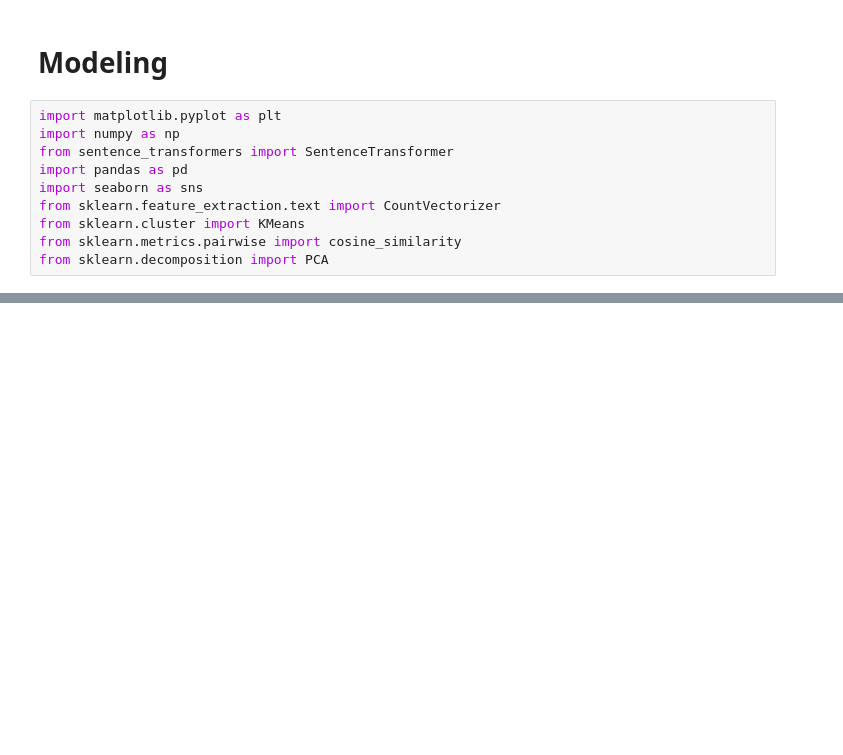
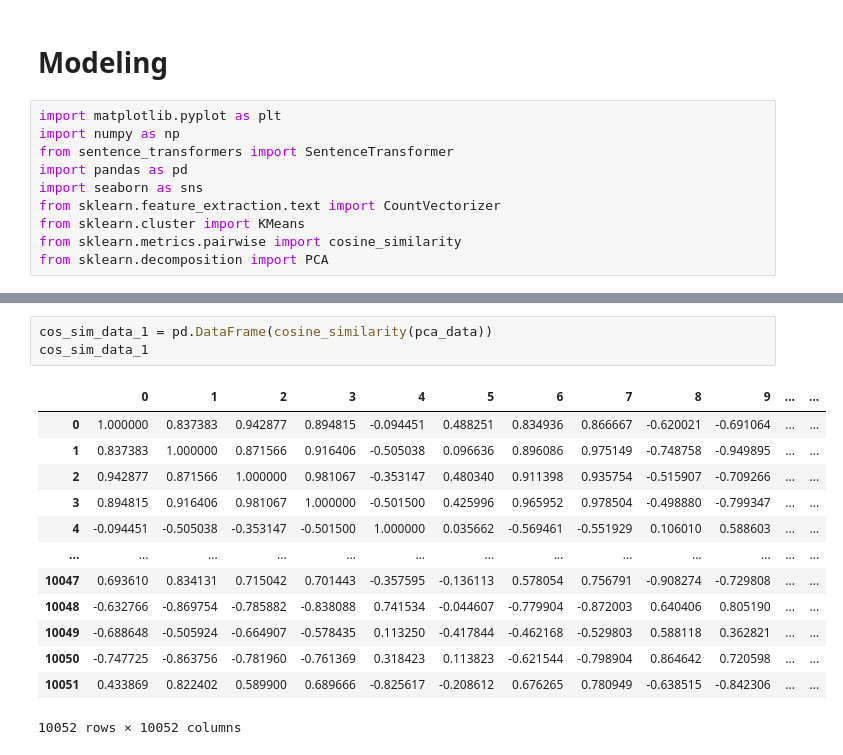
Before and after one commit to Xynyxel/Dicoding_submission, a Jupyter notebook: submission2/EDA.ipynb, the cells around one changed output, grey strips where cells are left out. Saved outputs shown, nothing was run; the diff lists cells and outputs as text; blank space fills up the shorter version.

```diff
--- a/submission2/EDA.ipynb
+++ b/submission2/EDA.ipynb
@@ -932,0 +856,17 @@ result
+# %%
+cos_sim_data_1 = pd.DataFrame(cosine_similarity(pca_data))
+cos_sim_data_1
+# %% [output]
+|  | 0 | 1 | 2 | 3 | 4 | 5 | 6 | 7 | 8 | 9 | ... | ... |
+| 0 | 1.000000 | 0.837383 | 0.942877 | 0.894815 | -0.094451 | 0.488251 | 0.834936 | 0.866667 | -0.620021 | -0.691064 | ... | ... |
+| 1 | 0.837383 | 1.000000 | 0.871566 | 0.916406 | -0.505038 | 0.096636 | 0.896086 | 0.975149 | -0.748758 | -0.949895 | ... | ... |
+| 2 | 0.942877 | 0.871566 | 1.000000 | 0.981067 | -0.353147 | 0.480340 | 0.911398 | 0.935754 | -0.515907 | -0.709266 | ... | ... |
+| 3 | 0.894815 | 0.916406 | 0.981067 | 1.000000 | -0.501500 | 0.425996 | 0.965952 | 0.978504 | -0.498880 | -0.799347 | ... | ... |
+| 4 | -0.094451 | -0.505038 | -0.353147 | -0.501500 | 1.000000 | 0.035662 | -0.569461 | -0.551929 | 0.106010 | 0.588603 | ... | ... |
+| ... | ... | ... | ... | ... | ... | ... | ... | ... | ... | ... | ... | ... |
+| 10047 | 0.693610 | 0.834131 | 0.715042 | 0.701443 | -0.357595 | -0.136113 | 0.578054 | 0.756791 | -0.908274 | -0.729808 | ... | ... |
+| 10048 | -0.632766 | -0.869754 | -0.785882 | -0.838088 | 0.741534 | -0.044607 | -0.779904 | -0.872003 | 0.640406 | 0.805190 | ... | ... |
+| 10049 | -0.688648 | -0.505924 | -0.664907 | -0.578435 | 0.113250 | -0.417844 | -0.462168 | -0.529803 | 0.588118 | 0.362821 | ... | ... |
+| 10050 | -0.747725 | -0.863756 | -0.781960 | -0.761369 | 0.318423 | 0.113823 | -0.621544 | -0.798904 | 0.864642 | 0.720598 | ... | ... |
+| 10051 | 0.433869 | 0.822402 | 0.589900 | 0.689666 | -0.825617 | -0.208612 | 0.676265 | 0.780949 | -0.638515 | -0.842306 | ... | ... |
+10052 rows × 10052 columns
```
Also changed, not shown: parts of 38 cells of this notebook, 5 other files.
